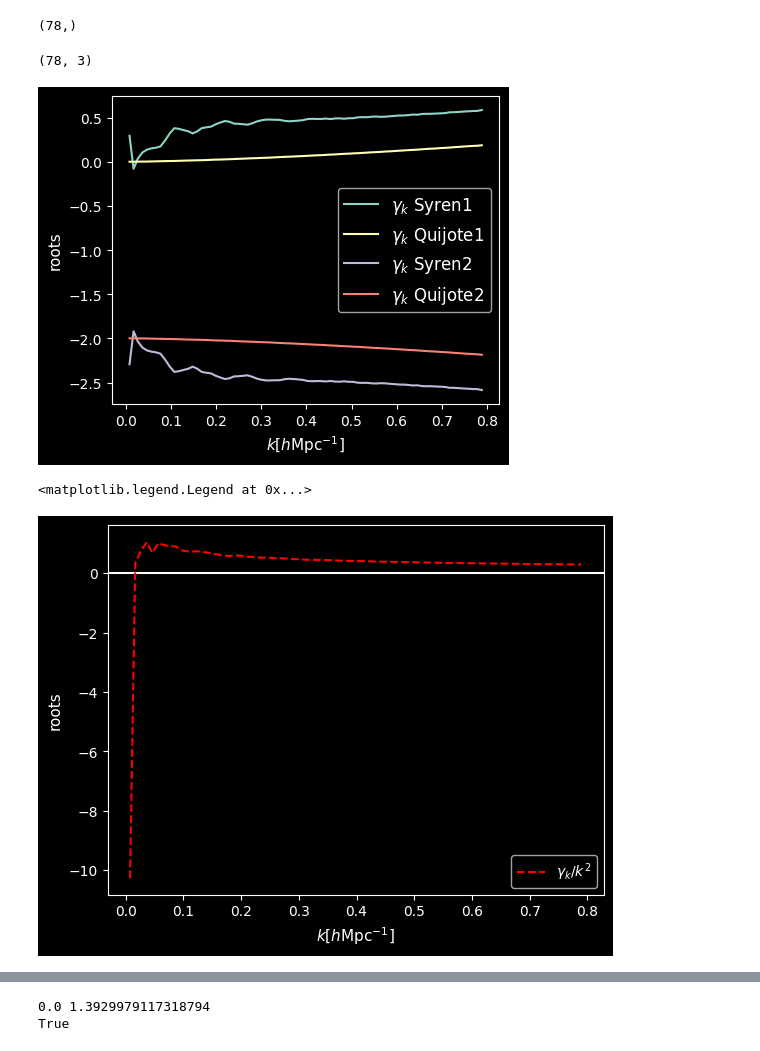
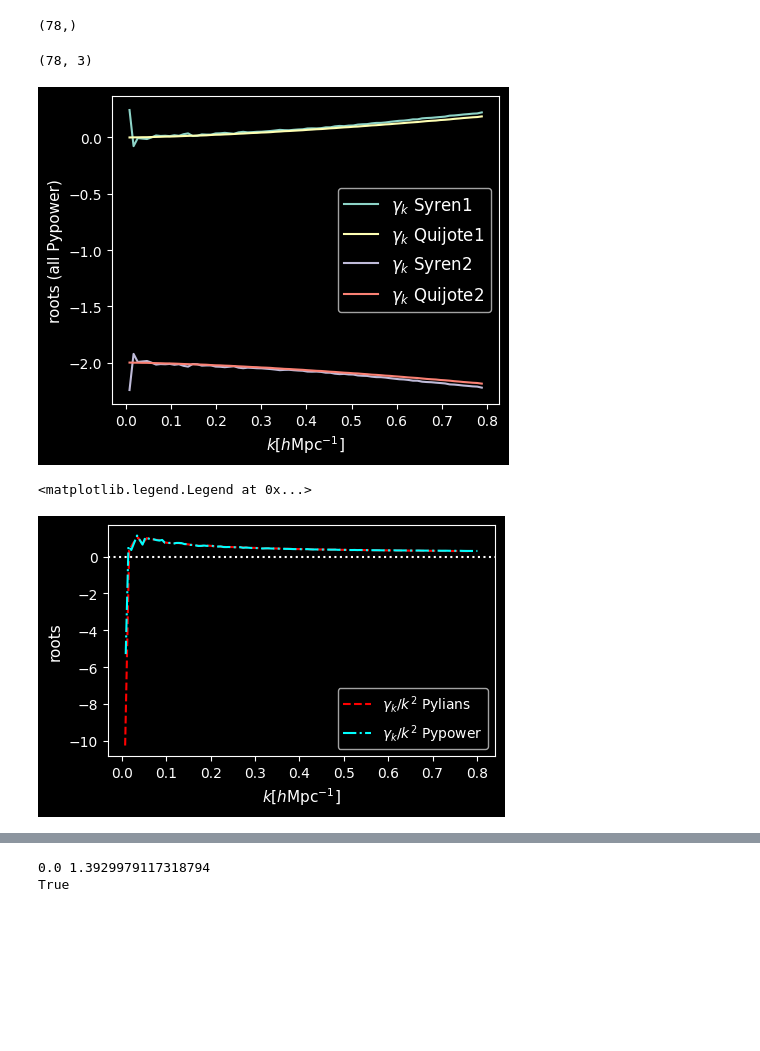
Before and after one commit to anirbanbairagi/Power-Spectrum-Change-Under-Gradient-Perturbation, a Jupyter notebook: DM_benchmark_nico.ipynb, the cells around one changed output, grey strips where cells are left out. Saved outputs shown, nothing was run; the diff lists cells and outputs as text; code cells hidden in the pictures; blank space fills up the shorter version.

```diff
--- a/DM_benchmark_nico.ipynb
+++ b/DM_benchmark_nico.ipynb
@@ -730,6 +712,0 @@ else:
-# %%
-if not pylians_bool:
-    k_pm, Pk_pm = poles_pm(ell=ells, return_k=True, complex=False)
-    k_nb, Pk_nb = poles_nb(ell=ells, return_k=True, complex=False)
-
-Pk_pm.shape
@@ -794,17 +770,21 @@ kN = np.pi *grid/BoxSize
 #kN = k_nb.max()
 inds = np.where(k_nb <= kN)
 k = k_nb[inds]
+inds_alt = np.where(k_nb_alt <= kN)
+k_alt = k_nb_alt[inds_alt]
 print(k.shape)
 # %% [output]
 (78,)
 # %%
 # With gamma convention
 roots_nb, coeffs_nb=get_roots_gamma(k, Pk_pm[inds], Pk_nb[inds])
+roots_nb_alt, coeffs_nb_alt=get_roots_gamma(k_alt, Pk_pm_alt[inds_alt], Pk_nb_alt[inds_alt])
 roots_e, coeffs_e=get_roots_gamma(k, Pk_pm[inds], pk_syrenhalofit[inds])
 
 # "Positive" roots
 gamma_k_e1 = roots_e[:,1].real
 gamma_k_nb1 = roots_nb[:,1].real
+gamma_k_nb1_alt = roots_nb_alt[:,1].real
 
 # "Lower" roots
 gamma_k_e2 = roots_e[:,0].real
@@ -818,7 +798,7 @@ ax.plot(k, gamma_k_e2, label=r'$\gamma_k$' + " Syren2")
 ax.plot(k, gamma_k_nb2, label=r'$\gamma_k$' + " Quijote2")
 ax.legend(fontsize = 12)
 ax.set_xlabel(r"$k [h\text{Mpc}^{-1}]$", fontsize = 11)
-ax.set_ylabel(r"roots", fontsize = 11)
+ax.set_ylabel(r"roots (all Pypower)", fontsize = 11)
 #plt.tight_layout()
 plt.savefig(os.path.join(fig_fold, "gammak_roots.pdf"), bbox_inches = "tight")
 
@@ -835,19 +815,20 @@ else:
     roots = roots_nb
 # %% [output]
 (78, 3)
-[figure, old version]
+[figure, new version]
 # %%
-fig = plt.figure()
-plt.plot(k, roots_nb[:,1].real/k**2, label = r"$\gamma_k/k^2$", ls = "--", zorder =3, color = "red")
+fig = plt.figure(figsize = (5,3))
+plt.plot(k, roots_nb[:,1].real/k**2, label = r"$\gamma_k/k^2$" + " Pylians", ls = "--", zorder =3, color = "red")
+plt.plot(k_alt, roots_nb_alt[:,1].real/k_alt**2, label = r"$\gamma_k/k^2$" + " Pypower", ls = "dashdot", zorder =4, color = "cyan")
 plt.legend(fontsize = 12)
 plt.xlabel(r"$k [h\text{Mpc}^{-1}]$", fontsize = 11)
 plt.ylabel(r"roots", fontsize = 11)
-plt.axhline(0)
+plt.axhline(0, ls = "dotted")
 # plt.loglog()
 plt.legend()
 # %% [output]
 <matplotlib.legend.Legend at 0x...>
-[figure, old version]
+[figure, new version]
 # %%
 fig, axes = plt.subplots(figsize = (12,5), ncols = 2, nrows = 1, sharex = False)
 ax1 = axes[0]
```
Also changed, not shown: parts of 30 cells of this notebook.
